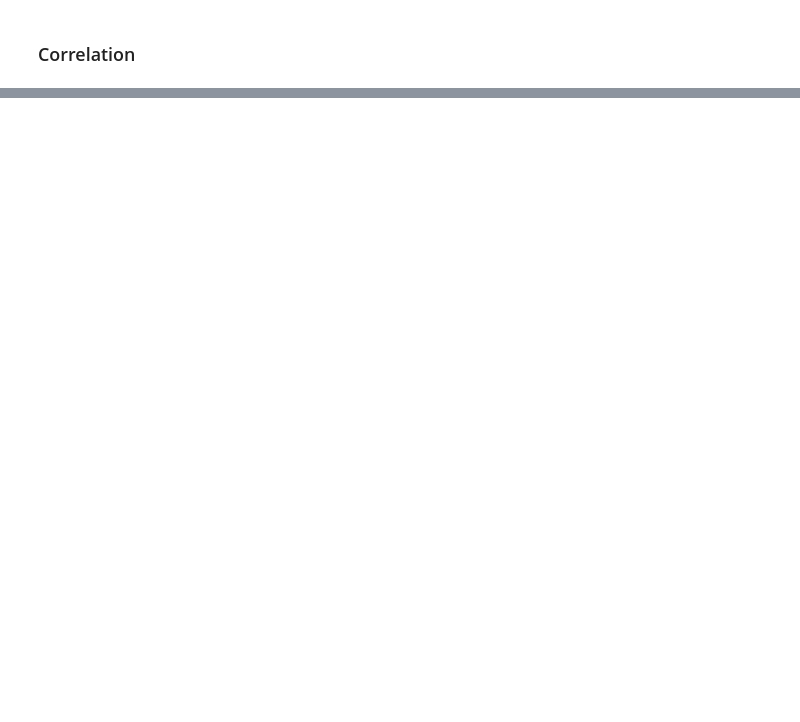
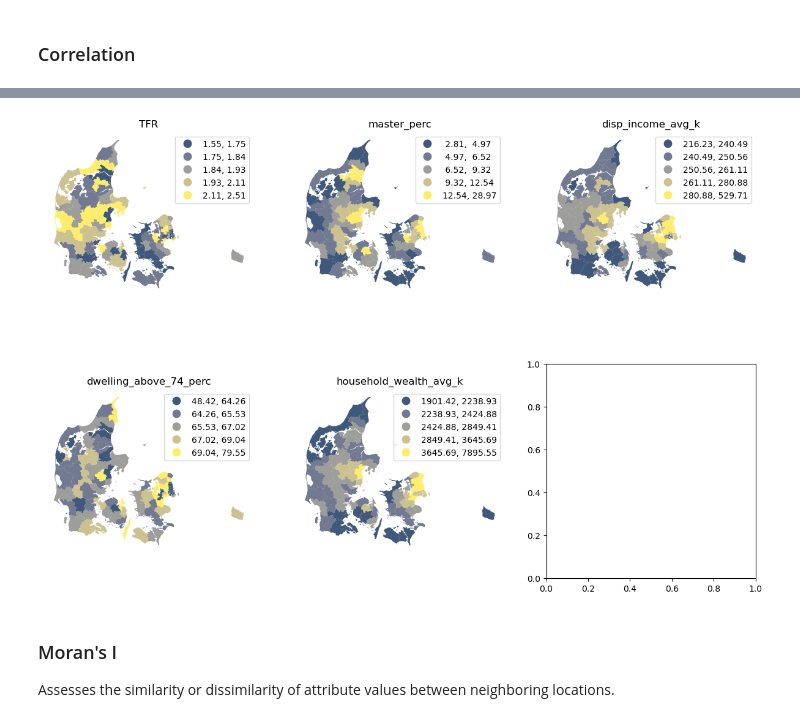
Before and after one commit to agnesutovaite/geospatial, a Jupyter notebook: project_notebook.ipynb, the cells around one changed output, grey strips where cells are left out. Cells and saved outputs as stored; diff of their text form; code cells hidden in the pictures; blank space fills up the shorter version.

```diff
--- a/project_notebook.ipynb
+++ b/project_notebook.ipynb
@@ -482,0 +490,38 @@ data[['TFR', 'master_perc_st', 'disp_income_avg_k_st', 'dwelling_above_74_perc_s
+# %%
+cols = ['TFR',
+        'master_perc',
+        'disp_income_avg_k',
+        'dwelling_above_74_perc',
+        'household_wealth_avg_k']
+# %%
+f, axs = plt.subplots(nrows=2, ncols=3, figsize=(15, 10))
+# Make the axes accessible with single indexing
+axs = axs.flatten()
+
+
+for i, col in enumerate(cols):
+    # select the axis where the map will go
+    ax = axs[i]
+    # Plot the map
+    gdf.plot(
+        column=col,
+        ax=ax,
+        scheme='Quantiles',
+        linewidth=0.2,
+        cmap='cividis',
+        alpha=0.75,
+        legend=True,  # Add legend
+    )
+    # Remove axis clutter
+    ax.set_axis_off()
+    # Set the axis title
+    ax.set_title(col)
+
+#plt.savefig('data_vis.png')
+
+plt.show()
+# %% [output]
+[figure, added]
+# %% [markdown]
+### Moran's I
+Assesses the similarity or dissimilarity of attribute values between neighboring locations.
```
Also changed, not shown: parts of 40 cells of this notebook, 6 other files.
